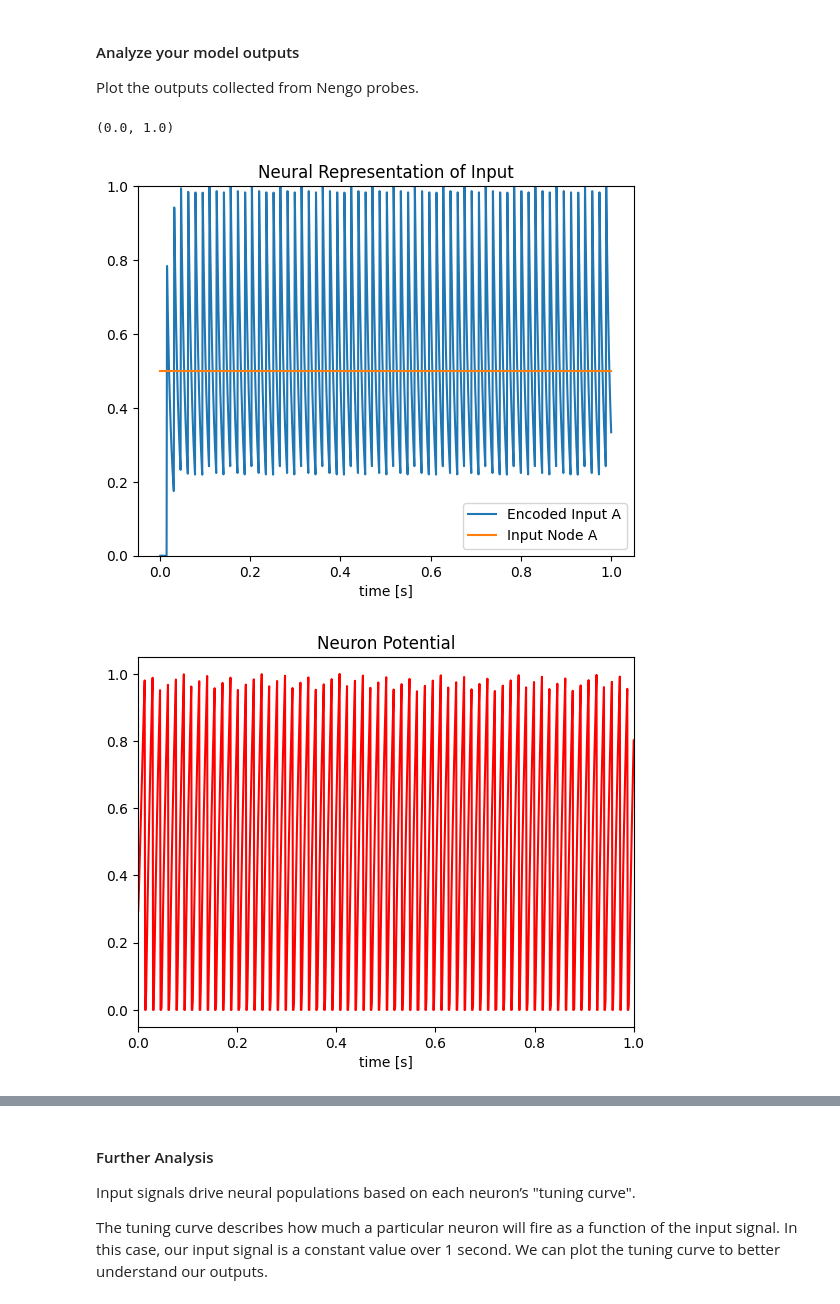
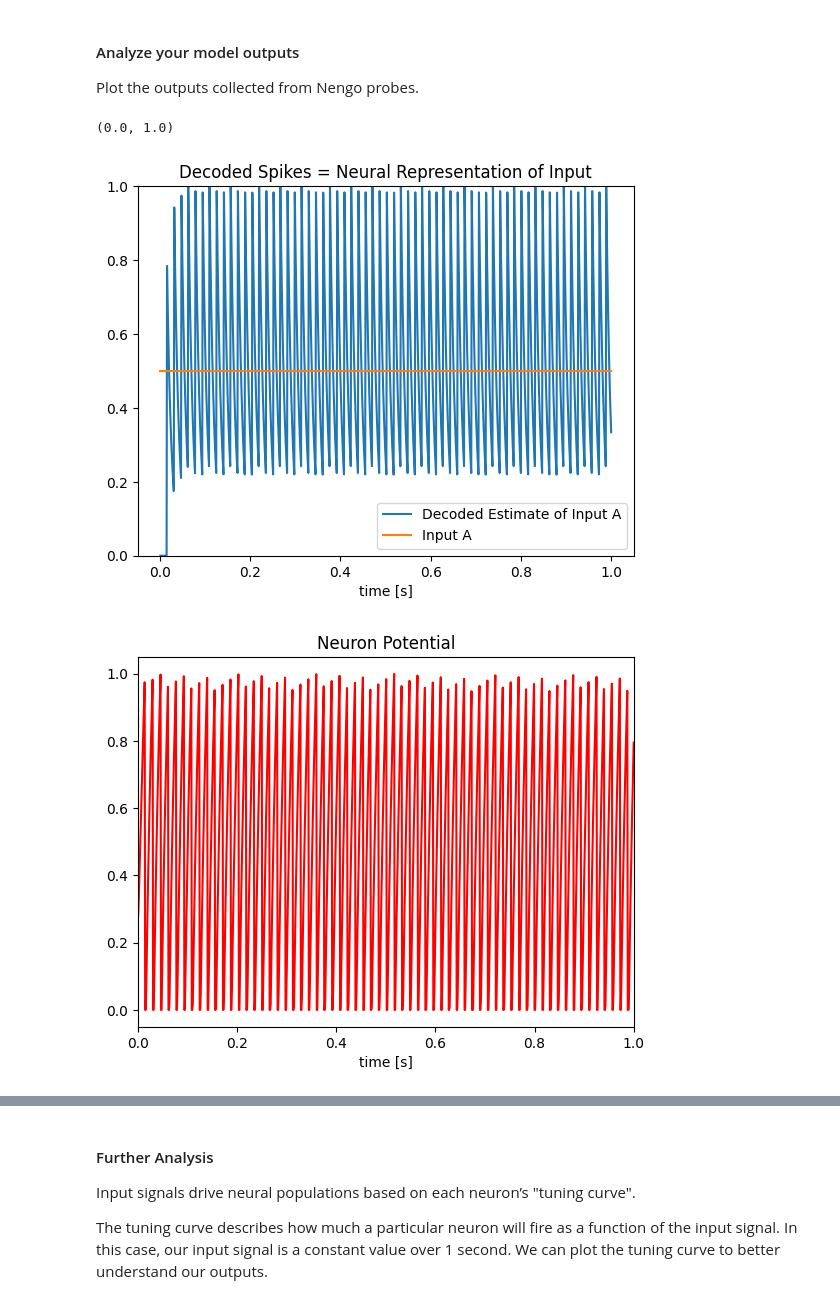
Before and after one commit to taylorharkley2/neuron_basics, a Jupyter notebook: neuron_representation.ipynb, the cells around one changed output, grey strips where cells are left out. Drawn from its saved outputs; the diff is of its cells as text; code cells hidden in the pictures.

Commit message:
one neuron complete

```diff
--- a/neuron_representation.ipynb
+++ b/neuron_representation.ipynb
@@ -71,7 +76,7 @@ with model:
         encoders=[[1]])
 
     # Connect the node to the encoding neuron
-    nengo.Connection(input_node, input_neuron)
+    inp_conn = nengo.Connection(input_node, input_neuron)
 
     ## Add probes to see outputs throughout the model
     # This probe captures the non-spiking input value
@@ -83,7 +88,8 @@ with model:
     # This probe captures the actual spikes from the neuron
     spikes = nengo.Probe(input_neuron.neurons)
 
-    # These probes captures the neuron potential    membranePotential = nengo.Probe(input_neuron.neurons, "voltage")
+    # These probes captures the neuron potential
+    membranePotential = nengo.Probe(input_neuron.neurons, "voltage")
 # %% [markdown]
 #### Run your model
 
@@ -103,28 +109,28 @@ Plot the outputs collected from Nengo probes.
 # %%
 # Plot the input signals and decoded ensemble values
 plt.figure()
-plt.plot(sim.trange(), sim.data[input_probe_neuron], label="Encoded Input A")
-plt.plot(sim.trange(), sim.data[input_probe_node], label="Input Node A")
+plt.plot(sim.trange(), sim.data[input_probe_neuron], label="Decoded Estimate of Input A")
+plt.plot(sim.trange(), sim.data[input_probe_node], label="Input A")
 plt.legend()
 plt.ylim(0, 1)
 plt.xlabel("time [s]")
-plt.title("Neural Representation of Input")
+plt.title("Decoded Spikes = Neural Representation of Input")
 
 # Plot the soma voltages of the neurons
 plt.figure()
 plt.plot(sim.trange(), sim.data[membranePotential][:, 0], "r")
 plt.xlim(0, 1)
 plt.xlabel("time [s]")
 plt.title("Neuron Potential")
 
 # Plot the spiking output of the ensemble
 plt.figure()
 rasterplot(sim.trange(), sim.data[spikes])
 plt.ylabel("Neuron")
 plt.xlabel("time [s]")
-plt.title("Spiking Outputs")
+plt.title("Encoded Input = Spiking Outputs")
 plt.xlim(0, 1)
 # %% [output]
 (0.0, 1.0)
-[figure, old version]
+[figure, new version]
-[figure, old version]
+[figure, new version]
```
Also changed, not shown: parts of 17 cells of this notebook.
